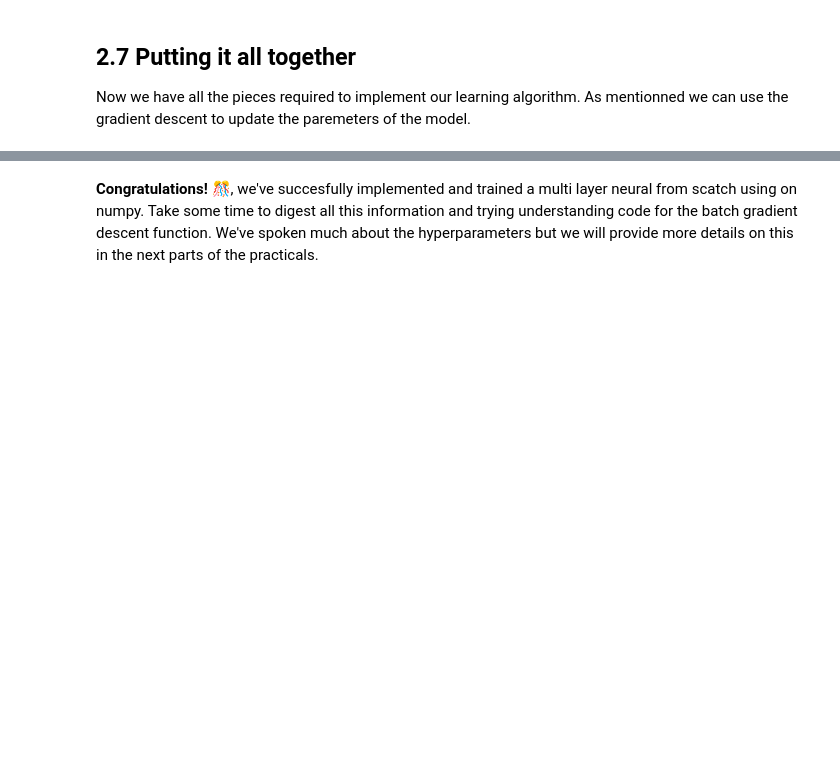
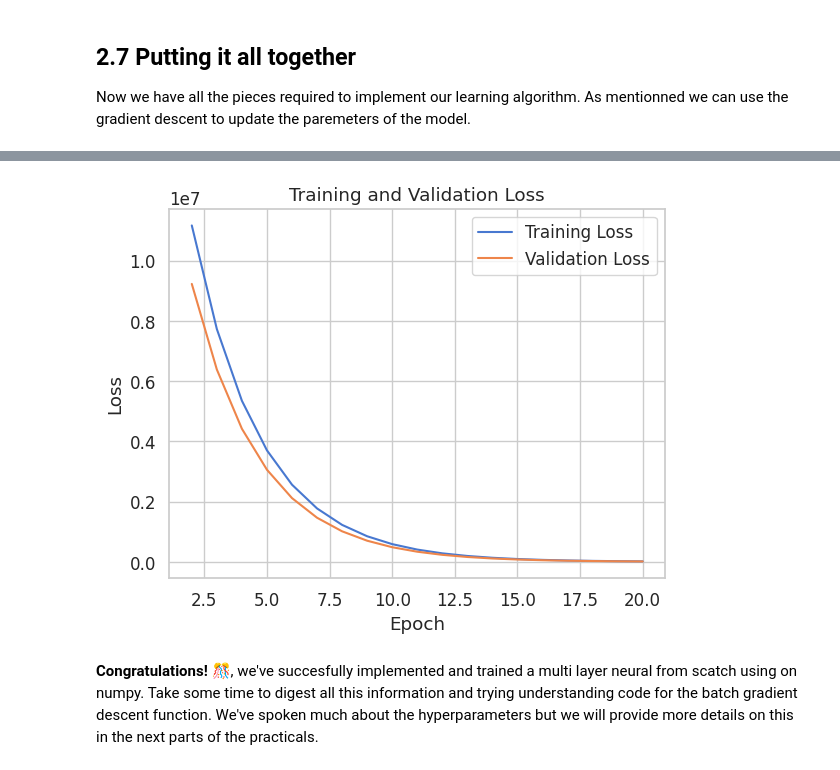
Before and after one commit to deep-learning-indaba/indaba-pracs-2025, a Jupyter notebook: Introduction_to_Deep_Learning.ipynb, the cells around one changed output, grey strips where cells are left out. Cells and saved outputs as stored; diff of their text form; code cells hidden in the pictures; blank space fills up the shorter version.

```diff
--- a/Introduction_to_Deep_Learning.ipynb
+++ b/Introduction_to_Deep_Learning.ipynb
@@ -972,6 +998,7 @@ def batch_gradient_descent(loss_fn, params, training_data, val_data, learning_ra
     # Shuffle the data before every epoch
     shuffled_indices = np.arange(num_samples)
     np.random.shuffle(shuffled_indices)
+    loss_train_epoch = []
 
     for start_idx in range(0, num_samples, batch_size):
       end_idx = start_idx + batch_size
@@ -984,25 +1011,22 @@ def batch_gradient_descent(loss_fn, params, training_data, val_data, learning_ra
 
       # Compute loss and gradients using value_and_grad
       loss, grads = loss_and_grad(params, X_batch, y_batch)
-      loss_train.append(loss)
-
-      # Compute the validation loss
-      loss_v = loss_fn(params, X_val, y_val)
-      loss_val.append(loss_v)
+      loss_train_epoch.append(loss)
 
       # Update the parameters
       params = update_params(params, grads, learning_rate)
 
-
-      # Update the iter count
-      n_iter += 1
-
+    loss_train.append(np.mean(loss_train_epoch))
+    # Compute the validation loss
+    loss_v = loss_fn(params, X_val, y_val)
+    loss_val.append(loss_v)
 
   # Plot training and validation loss
-  iters = range(1, n_iter+1)
-  plt.plot(iters, loss_train, label='Training Loss')
-  plt.plot(iters, loss_val, label='Validation Loss')
-  plt.xlabel('Iteration')
+  # Only plot after a few iterations because initial loss is too high
+  iters = range(1, num_epochs+1)
+  plt.plot(iters[1:], loss_train[1:], label='Training Loss')
+  plt.plot(iters[1:], loss_val[1:], label='Validation Loss')
+  plt.xlabel('Epoch')
   plt.ylabel('Loss')
   plt.title('Training and Validation Loss')
   plt.legend()
@@ -1059,5 +1085,7 @@ train_data, val_data, initial_params = create_dummy_data()
 # %%
-params = batch_gradient_descent(loss_fn, initial_params, train_data, val_data, learning_rate=0.01, num_epochs=2, batch_size=10)
+fit_params = batch_gradient_descent(loss_fn, initial_params, train_data, val_data, learning_rate=1e-3, num_epochs=20, batch_size=10)
+# %% [output]
+[figure, added]
 # %% [markdown]
 **Congratulations!** 🎊, we've succesfully implemented and trained a multi layer neural from scatch using on numpy. Take some time to digest all this information and trying understanding code for the batch gradient descent function. We've spoken much about the hyperparameters but we will provide more details on this in the next parts of the practicals.
 # %% [markdown]
```
Also changed, not shown: parts of 33 cells of this notebook.
